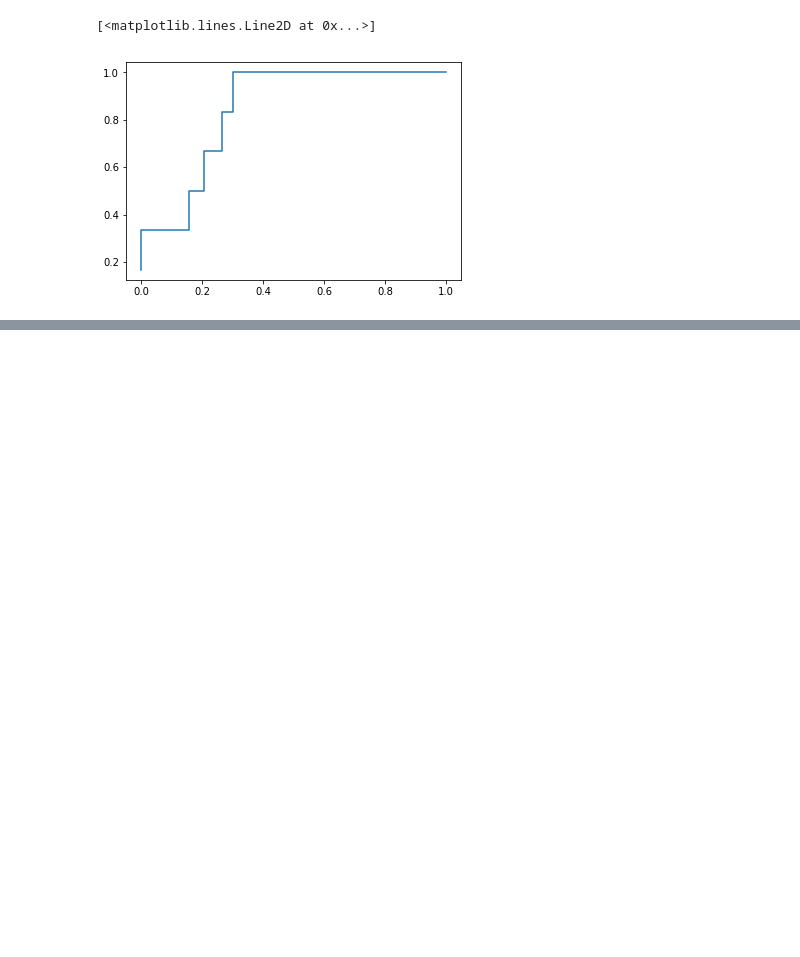
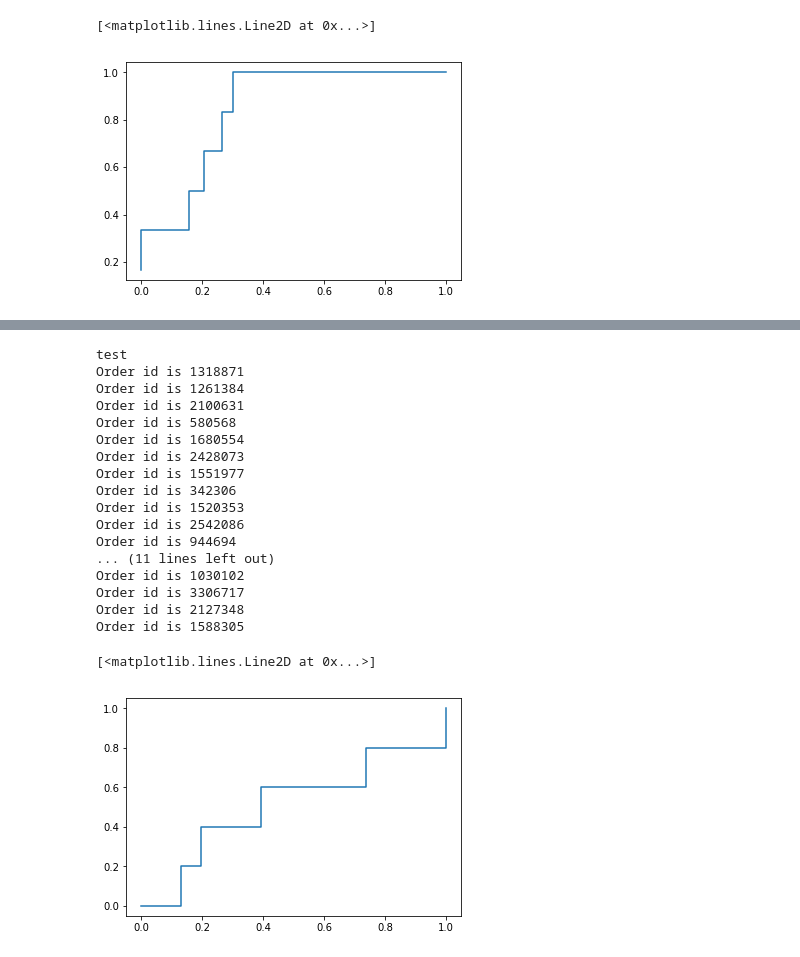
Before and after one commit to PhySci/instacart, a Jupyter notebook: FPMC/test FPMC.ipynb, the cells around one changed output, grey strips where cells are left out. Drawn from its saved outputs; the diff is of its cells as text; code cells hidden in the pictures; blank space fills up the shorter version.

```diff
--- a/FPMC/test FPMC.ipynb
+++ b/FPMC/test FPMC.ipynb
@@ -93,0 +100,26 @@ plt.plot(fpr,tpr)
+# %%
+obj.load(fName)
+print 'test'
+c2 = testModel(52,verbose = True)
+fpr, tpr, thresholds = c2[1]
+plt.plot(fpr,tpr)
+# %% [output]
+test
+Order id is 1318871
+Order id is 1261384
+Order id is 2100631
+Order id is 580568
+Order id is 1680554
+Order id is 2428073
+Order id is 1551977
+Order id is 342306
+Order id is 1520353
+Order id is 2542086
+Order id is 944694
+... (11 lines left out)
+Order id is 1030102
+Order id is 3306717
+Order id is 2127348
+Order id is 1588305
+[<matplotlib.lines.Line2D at 0x...>]
+[figure, added]
```
Also changed, not shown: parts of 37 cells of this notebook, 1 other file.
